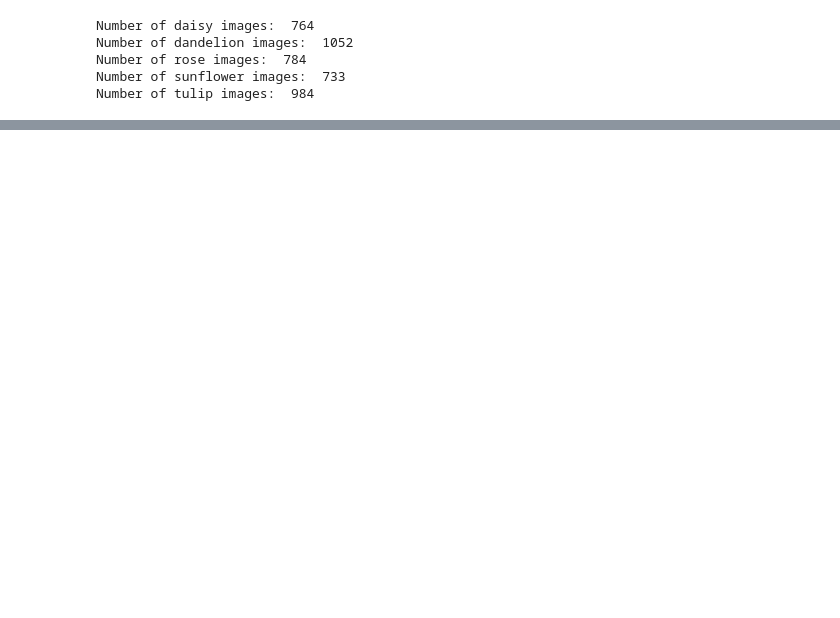
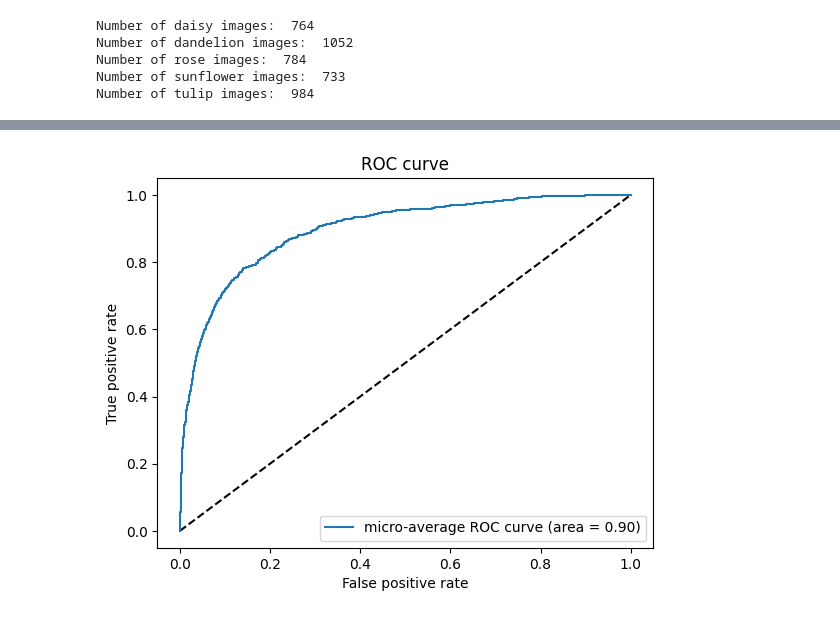
Before and after one commit to Gerryyyyyyyyyyy/ds-practice, a Jupyter notebook: 02-iris/iris_flower.ipynb, the cells around one changed output, grey strips where cells are left out. Cells and saved outputs as stored; diff of their text form; code cells hidden in the pictures; blank space fills up the shorter version.

```diff
--- a/02-iris/iris_flower.ipynb
+++ b/02-iris/iris_flower.ipynb
@@ -36,0 +278,13 @@ Number of tulip images:  984
+# %%
+# plot auc curve
+plt.figure()
+plt.plot([0, 1], [0, 1], 'k--')
+plt.plot(fpr["micro"], tpr["micro"], label='micro-average ROC curve (area = {0:0.2f})'
+                                        ''.format(roc_auc["micro"]))
+plt.xlabel('False positive rate')
+plt.ylabel('True positive rate')
+plt.title('ROC curve')
+plt.legend(loc='best')
+plt.show()
+# %% [output]
+[figure, added]
```
Also changed, not shown: parts of 15 cells of this notebook, 2 other files.
